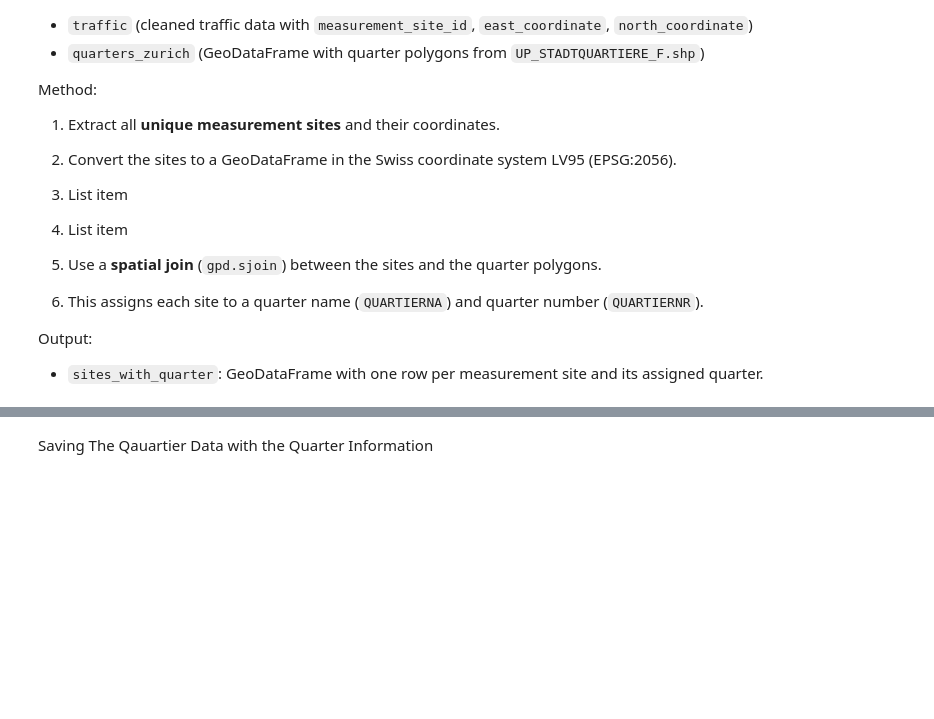
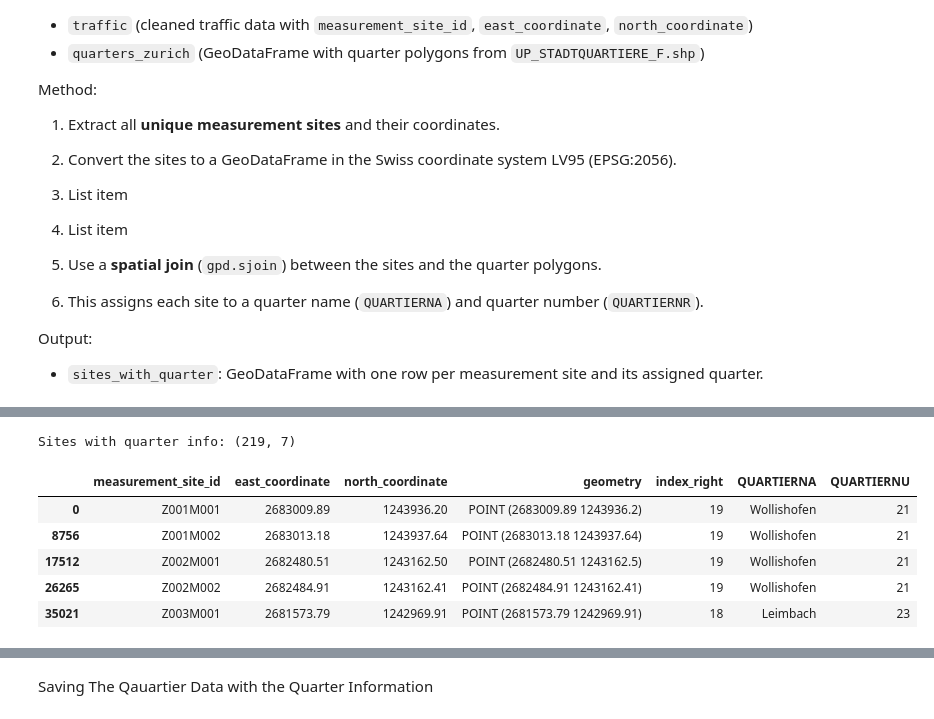
Before and after one commit to dydy2010/geospatial_analysis_hslu_group_project, a Jupyter notebook: GEO Data Analysis.ipynb, the cells around one changed output, grey strips where cells are left out. Drawn from its saved outputs; the diff is of its cells as text; code cells hidden in the pictures; blank space fills up the shorter version.

```diff
--- a/GEO Data Analysis.ipynb
+++ b/GEO Data Analysis.ipynb
@@ -551,17 +893,44 @@ display(population.head())
 # %%
 # Keep only needed columns from Zurich quarters
 quarters_slim = quarters_zurich[["QUARTIERNA", "QUARTIERNU", "geometry"]]
 
+import geopandas as gpd
+
+# 1. get one row per measurement site with LV95 coordinates
+sites = (
+    traffic_clean[["measurement_site_id", "east_coordinate", "north_coordinate"]]
+    .dropna(subset=["east_coordinate", "north_coordinate"])
+    .drop_duplicates(subset="measurement_site_id")
+)
+
+# 2. convert to a GeoDataFrame in EPSG:2056 (same CRS as the quarters)
+gdf_sites = gpd.GeoDataFrame(
+    sites,
+    geometry=gpd.points_from_xy(sites["east_coordinate"], sites["north_coordinate"]),
+    crs="EPSG:2056"
+)
+
+# 3. proceed with the spatial join
+quarters_slim = quarters_zurich[["QUARTIERNA", "QUARTIERNU", "geometry"]]
+sites_with_quarter = gpd.sjoin(gdf_sites, quarters_slim, how="left", predicate="within")
 # Spatial join: assign each site to a quarter
 sites_with_quarter = gpd.sjoin(
     gdf_sites,
     quarters_slim,
     how="left",
     predicate="within"
 )
 
 print("Sites with quarter info:", sites_with_quarter.shape)
 sites_with_quarter.head()
+# %% [output]
+Sites with quarter info: (219, 7)
+|  | measurement_site_id | east_coordinate | north_coordinate | geometry | index_right | QUARTIERNA | QUARTIERNU |
+| 0 | Z001M001 | 2683009.89 | 1243936.20 | POINT (2683009.89 1243936.2) | 19 | Wollishofen | 21 |
+| 8756 | Z001M002 | 2683013.18 | 1243937.64 | POINT (2683013.18 1243937.64) | 19 | Wollishofen | 21 |
+| 17512 | Z002M001 | 2682480.51 | 1243162.50 | POINT (2682480.51 1243162.5) | 19 | Wollishofen | 21 |
+| 26265 | Z002M002 | 2682484.91 | 1243162.41 | POINT (2682484.91 1243162.41) | 19 | Wollishofen | 21 |
+| 35021 | Z003M001 | 2681573.79 | 1242969.91 | POINT (2681573.79 1242969.91) | 18 | Leimbach | 23 |
 # %%
 # Create a clean site → quarter mapping and merge into full traffic data
 
```
Also changed, not shown: parts of 34 cells of this notebook.
